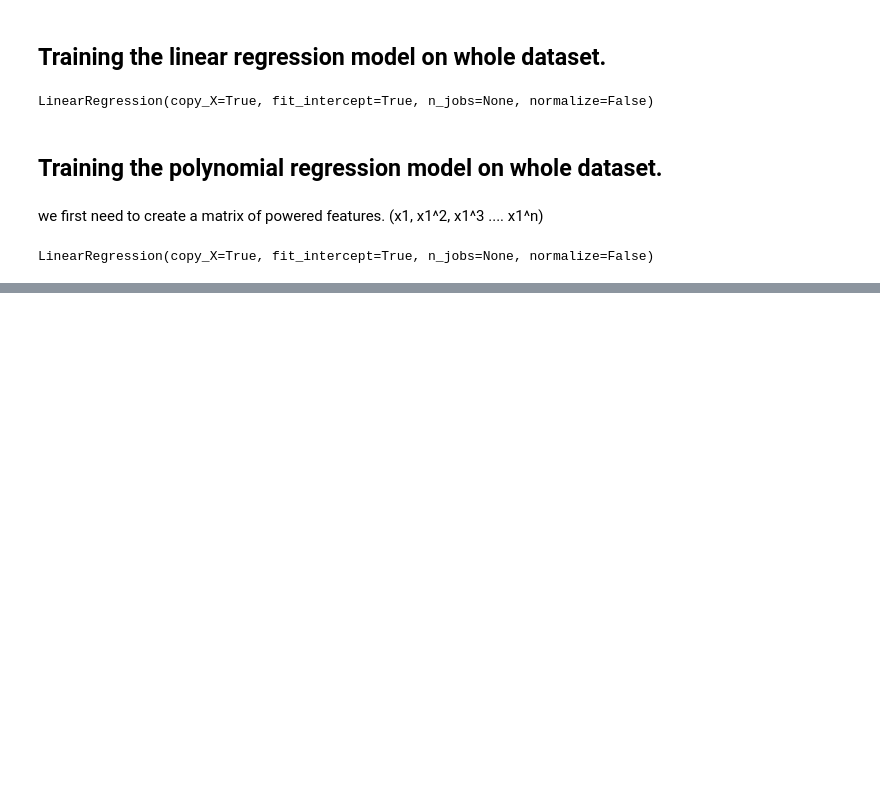
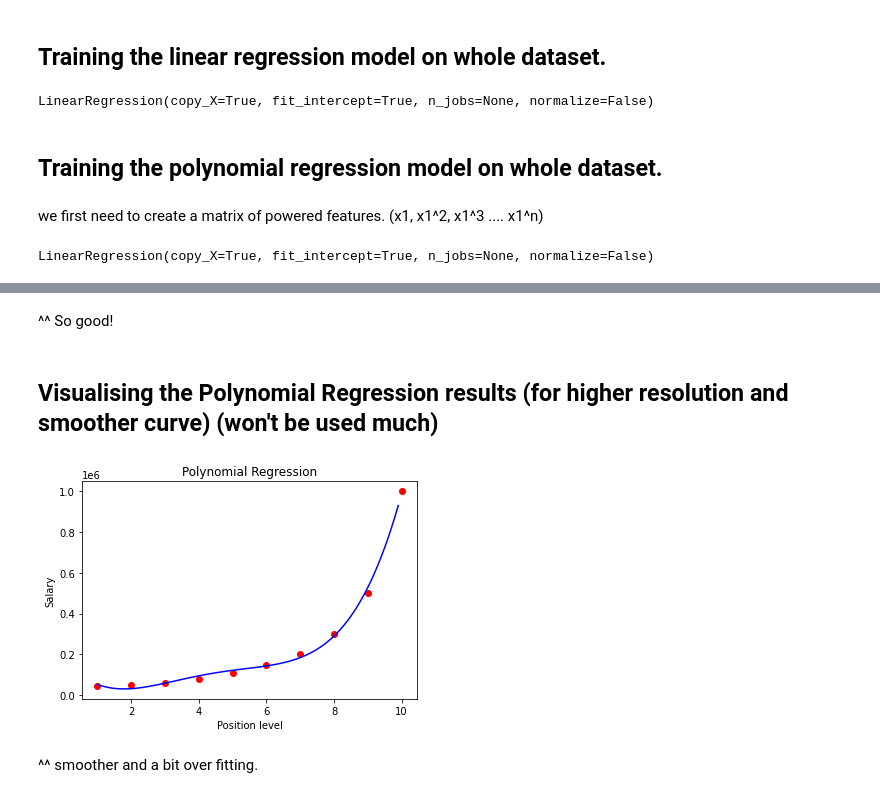
Before and after one commit to satenderlamba/Machine-Learning-A-Z, a Jupyter notebook: 2. Regression/3. Polynomial Regression/Polynomial Regression.ipynb, the cells around one changed output, grey strips where cells are left out. Drawn from its saved outputs; the diff is of its cells as text; code cells hidden in the pictures; blank space fills up the shorter version.

```diff
--- a/2. Regression/3. Polynomial Regression/Polynomial Regression.ipynb
+++ b/2. Regression/3. Polynomial Regression/Polynomial Regression.ipynb
@@ -32,0 +70,17 @@ LinearRegression(copy_X=True, fit_intercept=True, n_jobs=None, normalize=False)
+# %% [markdown]
+^^ So good!
+# %% [markdown]
+## Visualising the Polynomial Regression results (for higher resolution and smoother curve) (won't be used much)
+# %%
+X_grid = np.arange(min(X), max(X), 0.1)
+X_grid = X_grid.reshape((len(X_grid), 1))
+plt.scatter(X, y, color = 'red')
+plt.plot(X_grid, lin_reg2.predict(poly_reg.fit_transform(X_grid)), color = 'blue')
+plt.title('Polynomial Regression')
+plt.xlabel('Position level')
+plt.ylabel('Salary')
+plt.show()
+# %% [output]
+[figure, added]
+# %% [markdown]
+^^ smoother and a bit over fitting.
```
Also changed, not shown: parts of 9 cells of this notebook.
